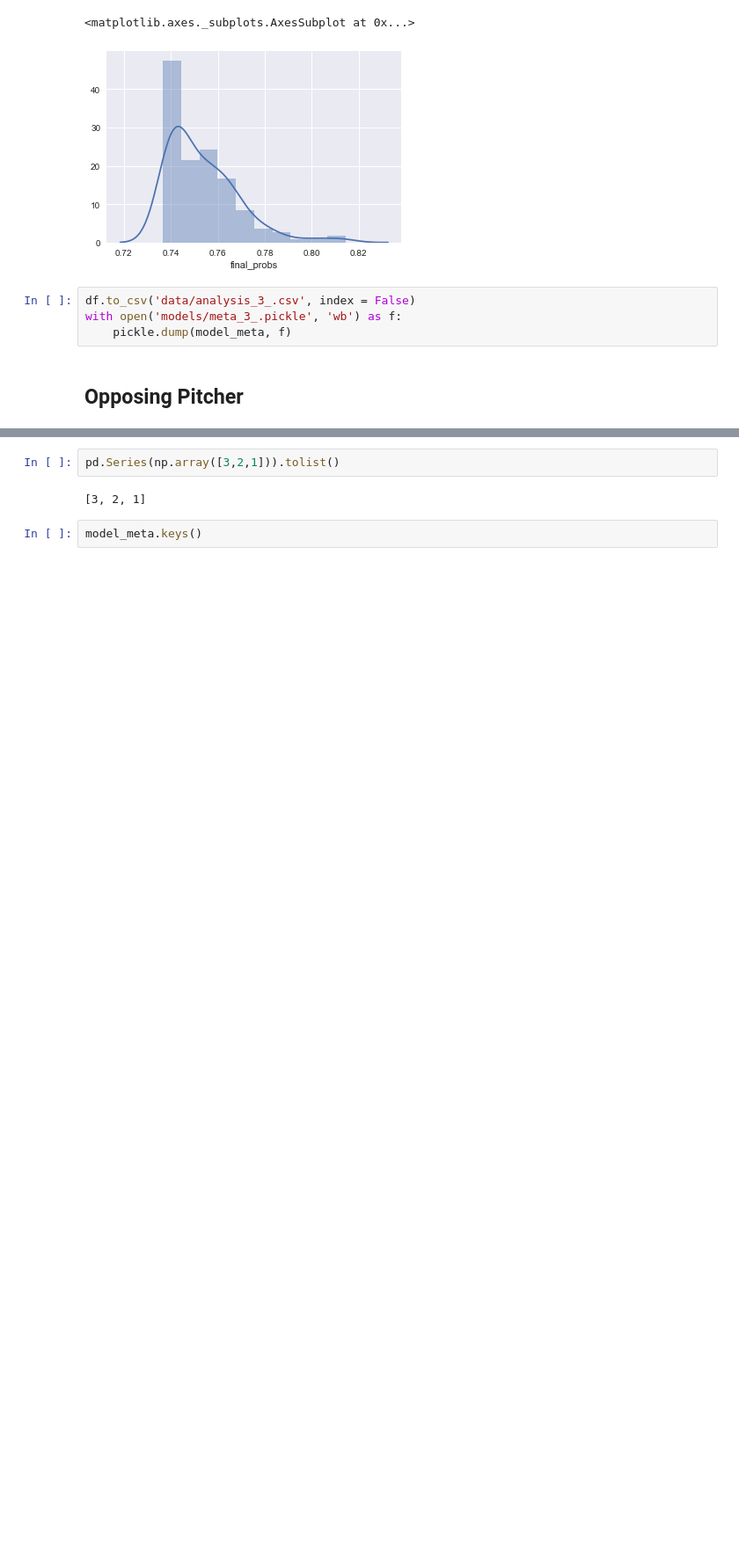
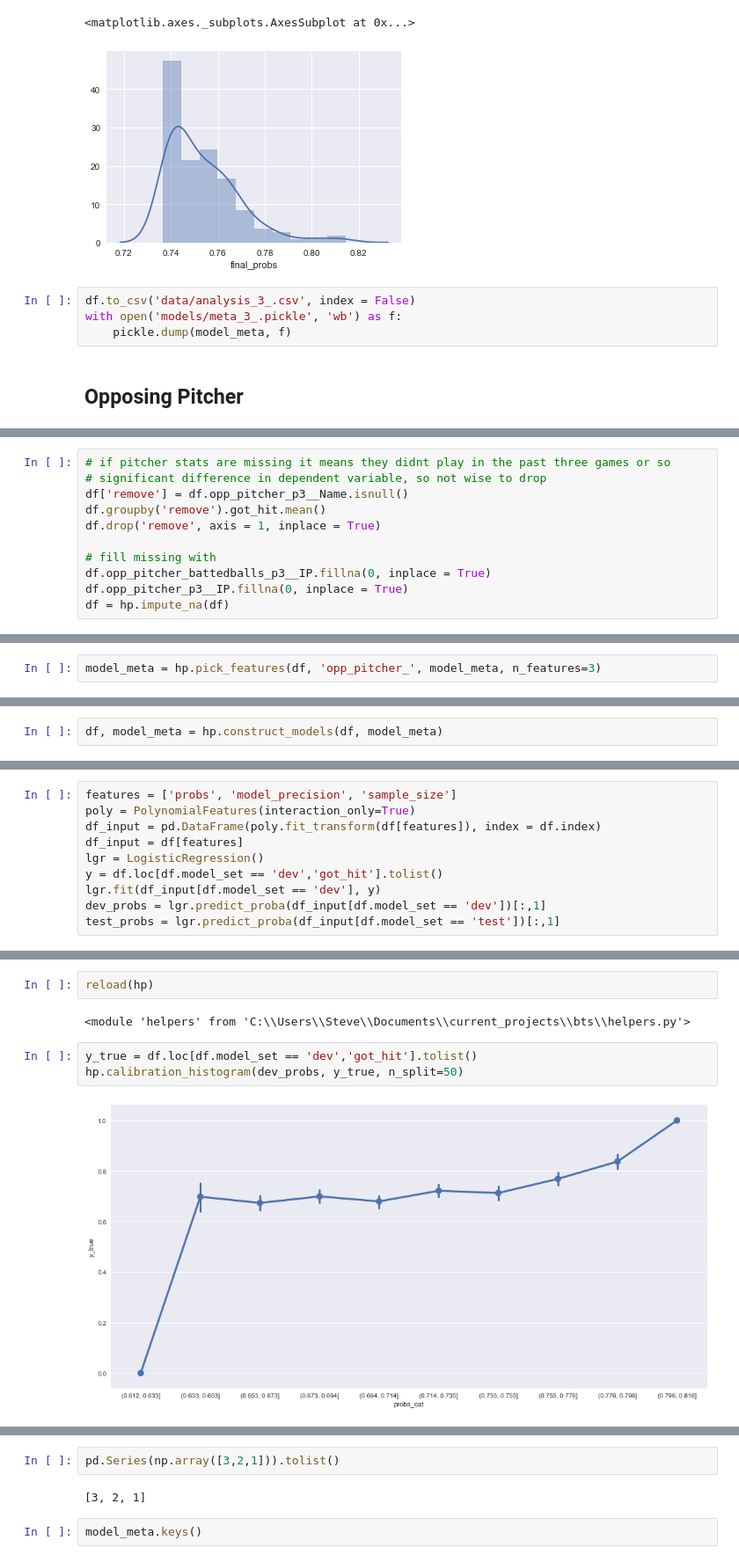
Before and after one commit to spelkey1/bts, a Jupyter notebook: multi_model1.ipynb, the cells around one changed output, grey strips where cells are left out. Shown: that part at 88% size. Cells and saved outputs as stored; diff of their text form; blank space fills up the shorter version.

```diff
--- a/multi_model1.ipynb
+++ b/multi_model1.ipynb
@@ -201,0 +212,11 @@ meta_test[13110]
+# %%
+# if pitcher stats are missing it means they didnt play in the past three games or so
+# significant difference in dependent variable, so not wise to drop
+df['remove'] = df.opp_pitcher_p3__Name.isnull()
+df.groupby('remove').got_hit.mean()
+df.drop('remove', axis = 1, inplace = True)
+
+# fill missing with
+df.opp_pitcher_battedballs_p3__IP.fillna(0, inplace = True)
+df.opp_pitcher_p3__IP.fillna(0, inplace = True)
+df = hp.impute_na(df)
@@ -201,0 +228,2 @@ meta_test[13110]
+# %%
+model_meta = hp.pick_features(df, 'opp_pitcher_', model_meta, n_features=3)
@@ -201,0 +248,2 @@ meta_test[13110]
+# %%
+df, model_meta = hp.construct_models(df, model_meta)
@@ -201,0 +272,10 @@ meta_test[13110]
+# %%
+features = ['probs', 'model_precision', 'sample_size']
+poly = PolynomialFeatures(interaction_only=True)
+df_input = pd.DataFrame(poly.fit_transform(df[features]), index = df.index)
+df_input = df[features]
+lgr = LogisticRegression()
+y = df.loc[df.model_set == 'dev','got_hit'].tolist()
+lgr.fit(df_input[df.model_set == 'dev'], y)
+dev_probs = lgr.predict_proba(df_input[df.model_set == 'dev'])[:,1]
+test_probs = lgr.predict_proba(df_input[df.model_set == 'test'])[:,1]
@@ -201,0 +303,9 @@ meta_test[13110]
+# %%
+reload(hp)
+# %% [output]
+<module 'helpers' from 'C:\\Users\\Steve\\Documents\\current_projects\\bts\\helpers.py'>
+# %%
+y_true = df.loc[df.model_set == 'dev','got_hit'].tolist()
+hp.calibration_histogram(dev_probs, y_true, n_split=50)
+# %% [output]
+[figure, added]
```
Also changed, not shown: parts of 12 cells of this notebook, 1 other file.
